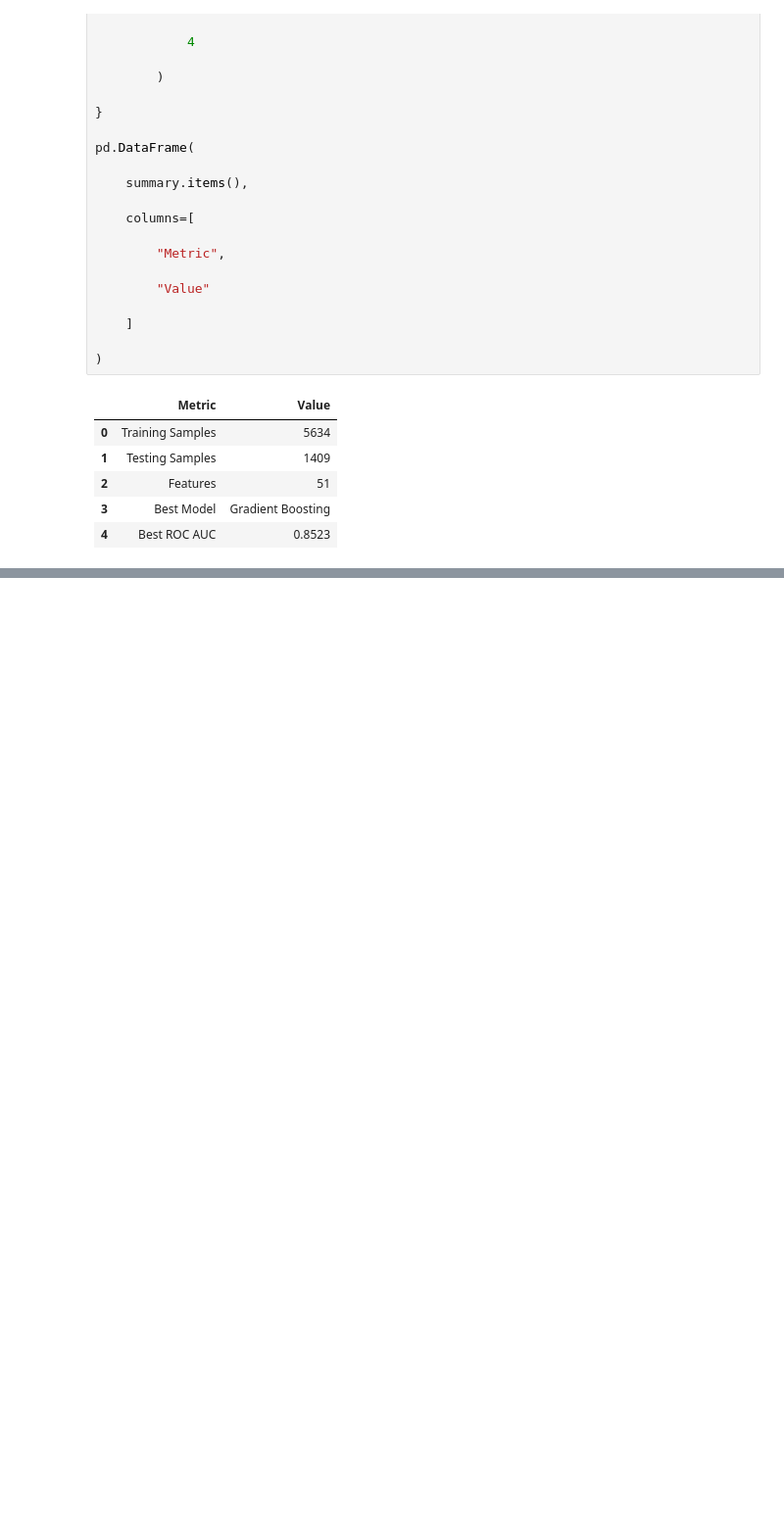
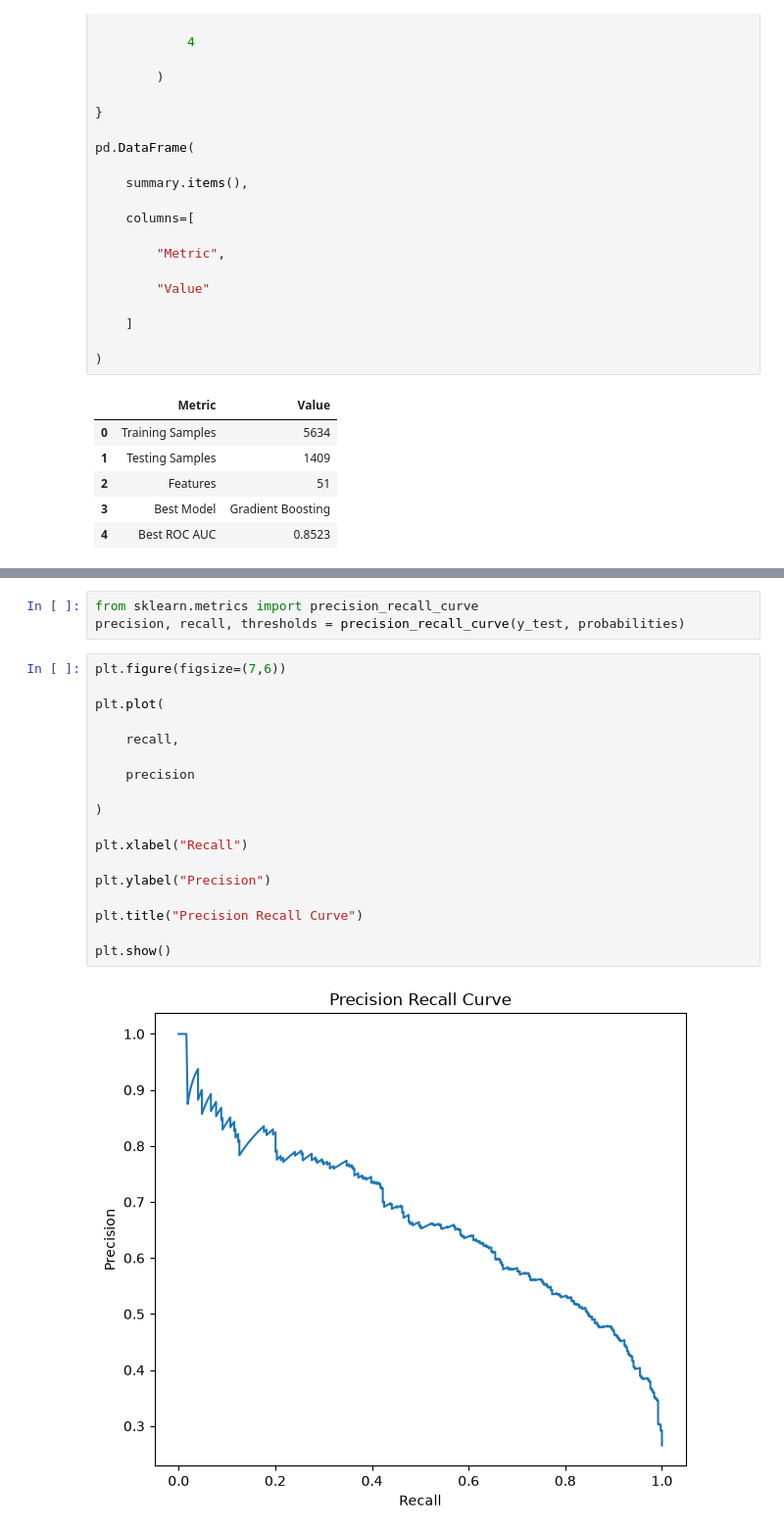
Before and after one commit to hafizahmadadilaiengineer/customer-churn-platform, a Jupyter notebook: notebooks/03_model_training.ipynb, the cells around one changed output, grey strips where cells are left out. Shown at 98% size. Saved outputs shown, nothing was run; the diff lists cells and outputs as text; blank space fills up the shorter version.

```diff
--- a/notebooks/03_model_training.ipynb
+++ b/notebooks/03_model_training.ipynb
@@ -375,0 +552,23 @@ pd.DataFrame(
+# %%
+from sklearn.metrics import precision_recall_curve
+precision, recall, thresholds = precision_recall_curve(y_test, probabilities)
+# %%
+plt.figure(figsize=(7,6))
+
+plt.plot(
+
+    recall,
+
+    precision
+
+)
+
+plt.xlabel("Recall")
+
+plt.ylabel("Precision")
+
+plt.title("Precision Recall Curve")
+
+plt.show()
+# %% [output]
+[figure, added]
```
Also changed, not shown: parts of 33 cells of this notebook, 3 other files.
